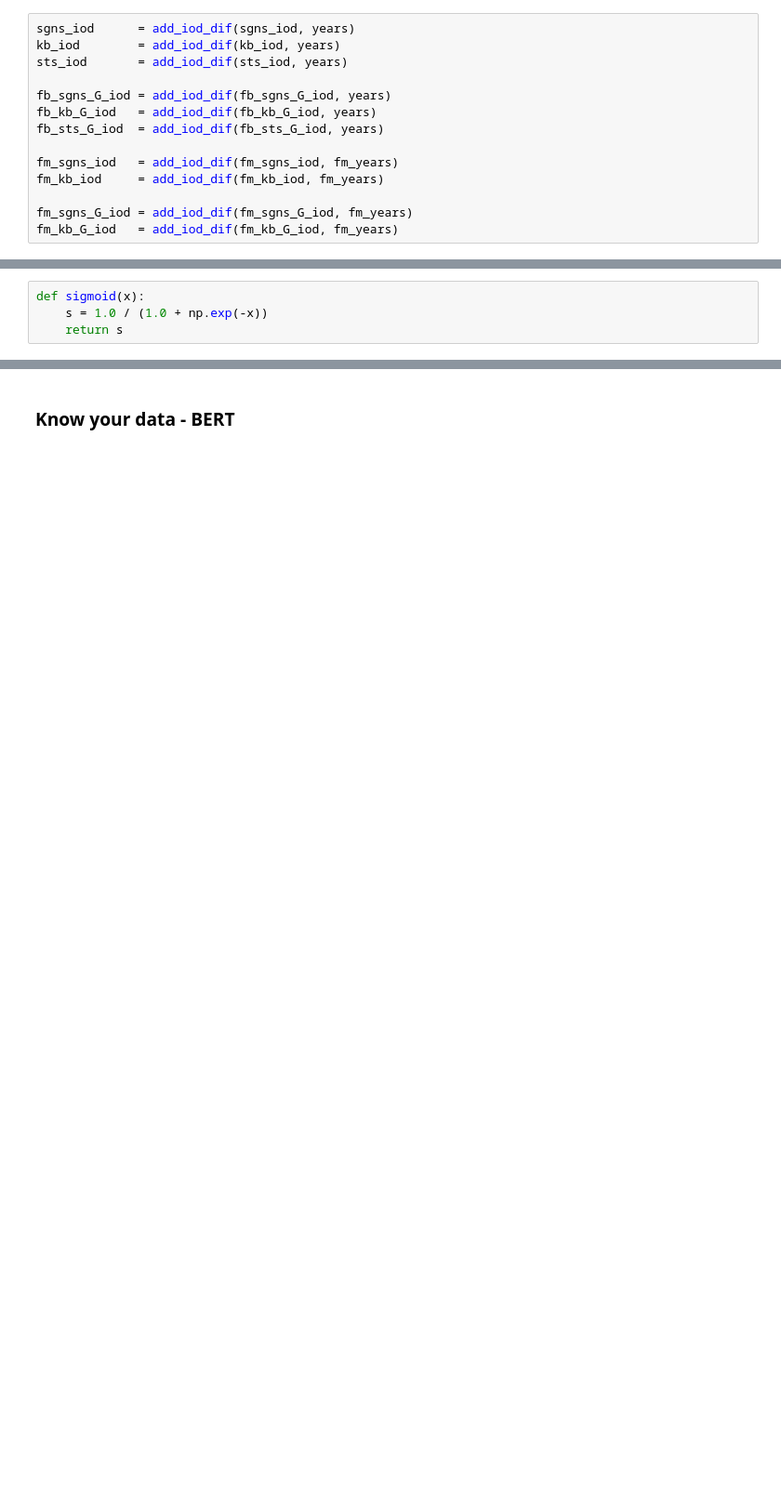
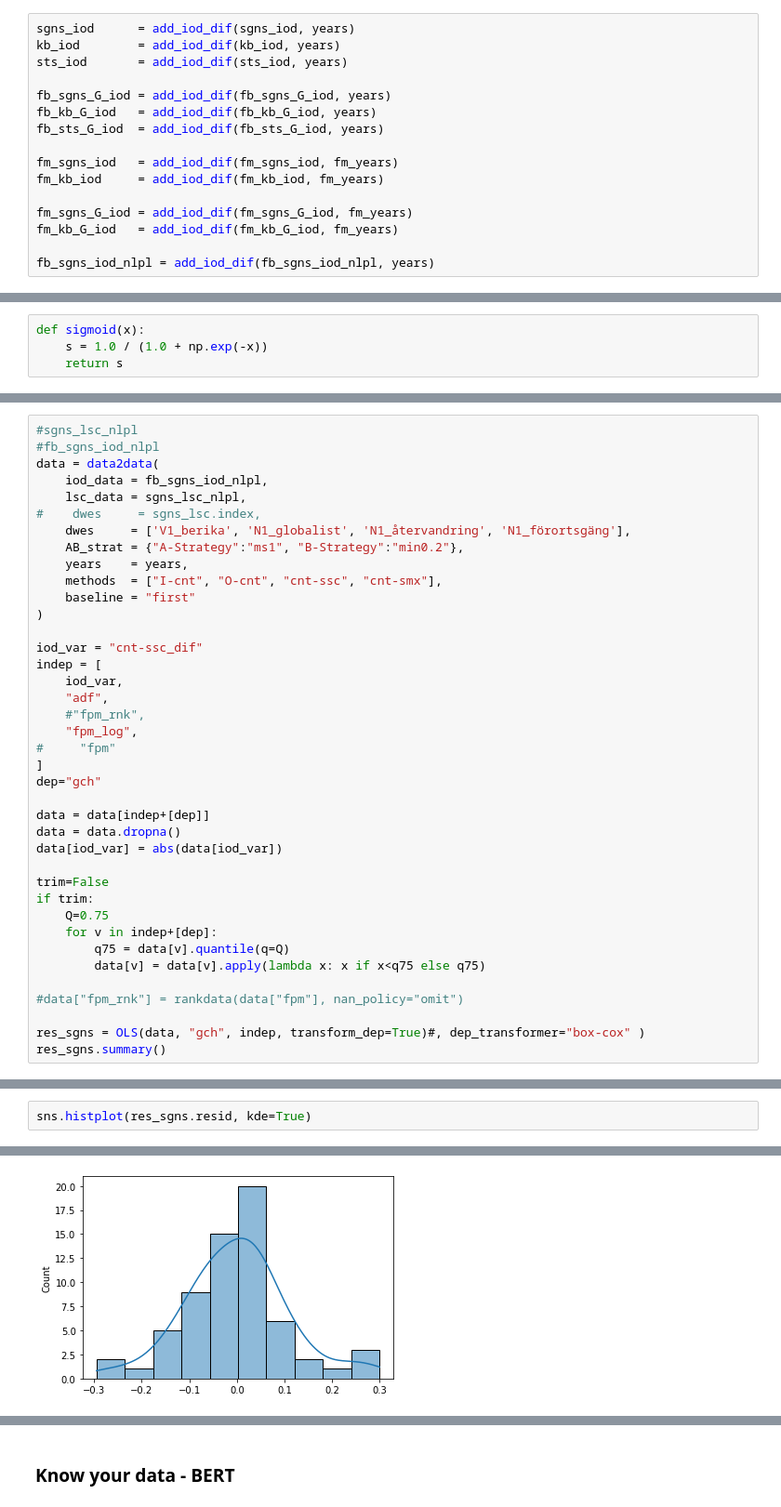
Before and after one commit to mboholm/dw_change, a Jupyter notebook: analysis/replacements/analysis.ipynb, the cells around one changed output, grey strips where cells are left out. Shown at 93% size. Drawn from its saved outputs; the diff is of its cells as text; blank space fills up the shorter version.

Commit message:
new results with nlpl models

```diff
--- a/analysis/replacements/analysis.ipynb
+++ b/analysis/replacements/analysis.ipynb
@@ -452,3 +411,5 @@ fm_kb_iod     = add_iod_dif(fm_kb_iod, fm_years)
 
 fm_sgns_G_iod = add_iod_dif(fm_sgns_G_iod, fm_years)
 fm_kb_G_iod   = add_iod_dif(fm_kb_G_iod, fm_years)
+
+fb_sgns_iod_nlpl = add_iod_dif(fb_sgns_iod_nlpl, years)
@@ -643,0 +639,39 @@ def sigmoid(x):
+# %%
+#sgns_lsc_nlpl
+#fb_sgns_iod_nlpl
+data = data2data(
+    iod_data = fb_sgns_iod_nlpl,
+    lsc_data = sgns_lsc_nlpl,
+#    dwes     = sgns_lsc.index,
+    dwes     = ['V1_berika', 'N1_globalist', 'N1_återvandring', 'N1_förortsgäng'],
+    AB_strat = {"A-Strategy":"ms1", "B-Strategy":"min0.2"},
+    years    = years,
+    methods  = ["I-cnt", "O-cnt", "cnt-ssc", "cnt-smx"],
+    baseline = "first"
+)
+
+iod_var = "cnt-ssc_dif"
+indep = [
+    iod_var,
+    "adf",
+    #"fpm_rnk",
+    "fpm_log",
+#     "fpm"
+]
+dep="gch"
+
+data = data[indep+[dep]]
+data = data.dropna()
+data[iod_var] = abs(data[iod_var])
+
+trim=False
+if trim:
+    Q=0.75
+    for v in indep+[dep]:
+        q75 = data[v].quantile(q=Q)
+        data[v] = data[v].apply(lambda x: x if x<q75 else q75)
+
+#data["fpm_rnk"] = rankdata(data["fpm"], nan_policy="omit")
+
+res_sgns = OLS(data, "gch", indep, transform_dep=True)#, dep_transformer="box-cox" )
+res_sgns.summary()
@@ -643,0 +700,3 @@ def sigmoid(x):
+# %%
+sns.histplot(res_sgns.resid, kde=True)
+# %% [output]
@@ -643,0 +704 @@ def sigmoid(x):
+[figure, added]
```
Also changed, not shown: parts of 153 cells of this notebook, 1 other file.
